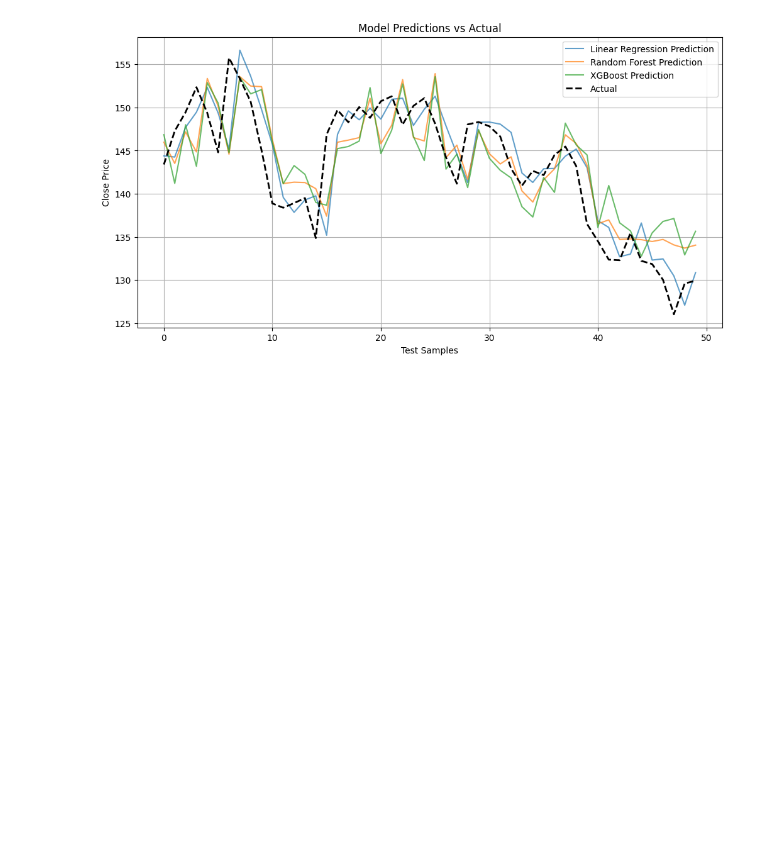
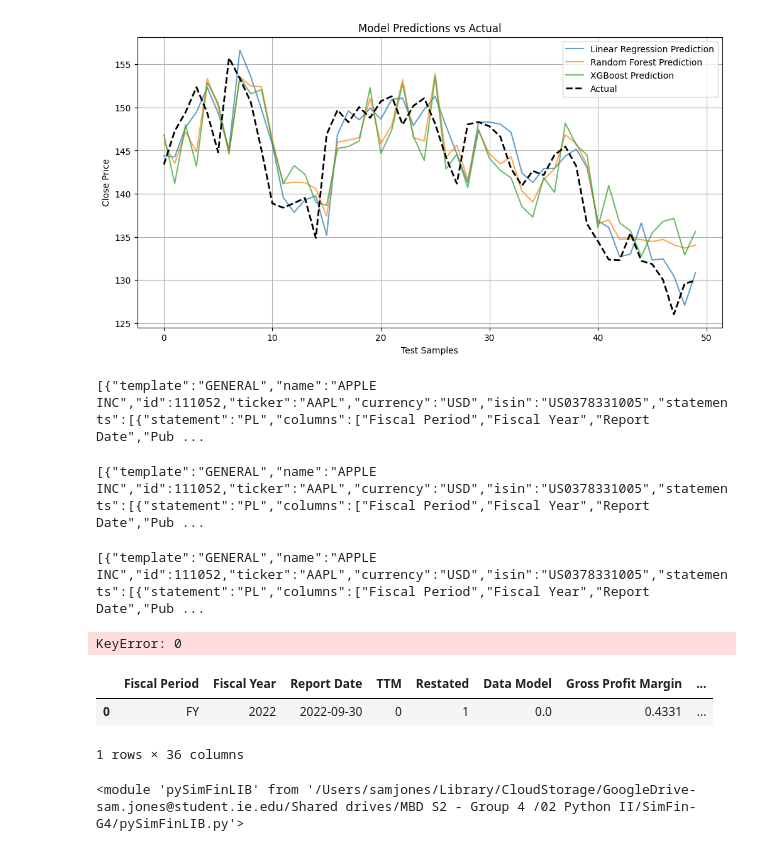
Before and after one commit to sajodajo/SimFin-G4, a Jupyter notebook: Group-4-SL.ipynb, the cells around one changed output. Cells and saved outputs as stored; diff of their text form; code cells hidden in the pictures; blank space fills up the shorter version.

```diff
--- a/Group-4-SL.ipynb
+++ b/Group-4-SL.ipynb
@@ -369,3 +371,39 @@ plt.grid(True)
 plt.show()
 # %% [output]
 [figure]
+# %%
+import requests
+
+url = "https://backend.simfin.com/api/v3/companies/statements/compact?ticker=AAPL&statements=PL&period=&start=2022-01-01&end=2023-01-01"
+
+headers = {
+    "accept": "application/json",
+    "Authorization": "70d5d920-9f9e-4062-9311-1b4df7c98ba4"
+}
+
+response = requests.get(url, headers=headers)
+
+print(response.text)
+# %% [output]
+[{"template":"GENERAL","name":"APPLE INC","id":111052,"ticker":"AAPL","currency":"USD","isin":"US0378331005","statements":[{"statement":"PL","columns":["Fiscal Period","Fiscal Year","Report Date","Pub ...
+# %%
+def statements(ticker,type,startDate,endDate):
+    url = f"https://backend.simfin.com/api/v3/companies/statements/compact?ticker={ticker}&statements={type}&period=&start={startDate}&end={endDate}"
+
+    headers = {
+        "accept": "application/json",
+        "Authorization": "70d5d920-9f9e-4062-9311-1b4df7c98ba4"
+    }
+
+    response = requests.get(url, headers=headers)
+
+    print(response.text)
+
+statements('AAPL','PL','2022-01-01','2023-01-01')
+# %% [output]
+[{"template":"GENERAL","name":"APPLE INC","id":111052,"ticker":"AAPL","currency":"USD","isin":"US0378331005","statements":[{"statement":"PL","columns":["Fiscal Period","Fiscal Year","Report Date","Pub ...
+# %%
+psf = pySimFin()
+psf.getStatementsData('AAPL','PL','2022-01-01','2023-01-01')
+# %% [output]
+[{"template":"GENERAL","name":"APPLE INC","id":111052,"ticker":"AAPL","currency":"USD","isin":"US0378331005","statements":[{"statement":"PL","columns":["Fiscal Period","Fiscal Year","Report Date","Pub ...
@@ -371,0 +414,22 @@ plt.show()
+# %%
+tickerList = list(psf.getCompanyList()['ticker'])
+
+masterDF = pd.DataFrame()
+for ticker in tickerList:
+    df = psf.statements(ticker, 'DERIVED', '2019-01-01', '2020-01-01')
+
+    masterDF = pd.concat([masterDF, df], ignore_index=True)
+# %% [output]
+KeyError: 0
+# %%
+df[df['Fiscal Period']=='FY']
+# %% [output]
+|  | Fiscal Period | Fiscal Year | Report Date | TTM | Restated | Data Model | Gross Profit Margin | ... |
+| 0 | FY | 2022 | 2022-09-30 | 0 | 1 | 0.0 | 0.4331 | ... |
+1 rows × 36 columns
+# %%
+import importlib
+import pySimFinLIB
+importlib.reload(pySimFinLIB)
+# %% [output]
+<module 'pySimFinLIB' from '/Users/samjones/Library/CloudStorage/GoogleDrive-sam.jones@student.ie.edu/Shared drives/MBD S2 - Group 4 /02 Python II/SimFin-G4/pySimFinLIB.py'>
```
Also changed, not shown: parts of 8 cells of this notebook, 7 other files.
